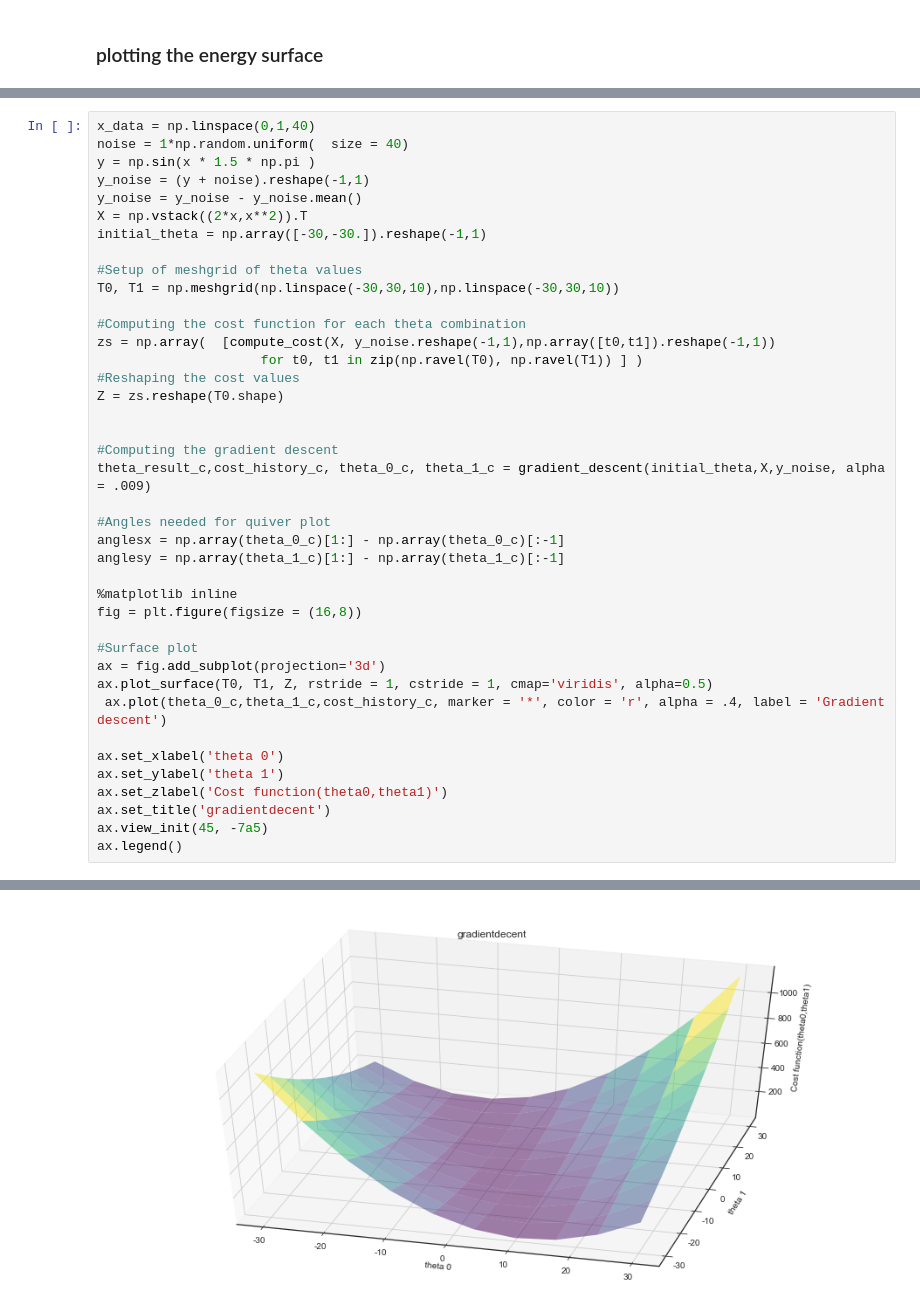
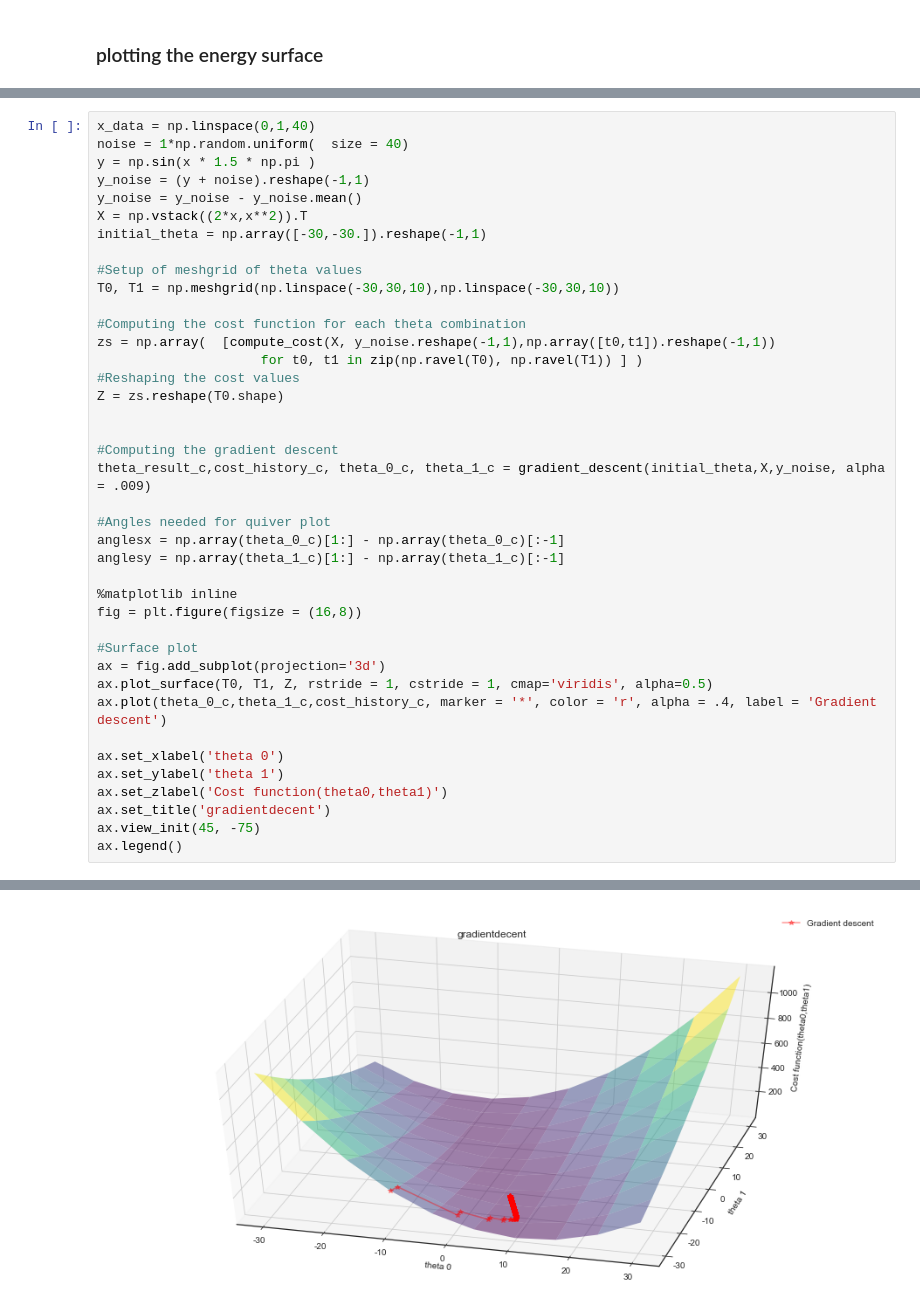
Before and after one commit to cheonginho/Machine-Learing, a Jupyter notebook: ML-assignment03.ipynb, the cells around one changed output, grey strips where cells are left out. Drawn from its saved outputs; the diff is of its cells as text.

Commit message:
Plotting the optimization path

```diff
--- a/ML-assignment03.ipynb
+++ b/ML-assignment03.ipynb
@@ -104,12 +150,12 @@ fig = plt.figure(figsize = (16,8))
 #Surface plot
 ax = fig.add_subplot(projection='3d')
 ax.plot_surface(T0, T1, Z, rstride = 1, cstride = 1, cmap='viridis', alpha=0.5)
- ax.plot(theta_0_c,theta_1_c,cost_history_c, marker = '*', color = 'r', alpha = .4, label = 'Gradient descent')
+ax.plot(theta_0_c,theta_1_c,cost_history_c, marker = '*', color = 'r', alpha = .4, label = 'Gradient descent')
 
 ax.set_xlabel('theta 0')
 ax.set_ylabel('theta 1')
 ax.set_zlabel('Cost function(theta0,theta1)')
 ax.set_title('gradientdecent')
-ax.view_init(45, -7a5)
+ax.view_init(45, -75)
 ax.legend()
 # %% [output]
@@ -118 +163 @@ No handles with labels found to put in legend.
-[figure, old version]
+[figure, new version]
```
Also changed, not shown: parts of 3 cells of this notebook.
